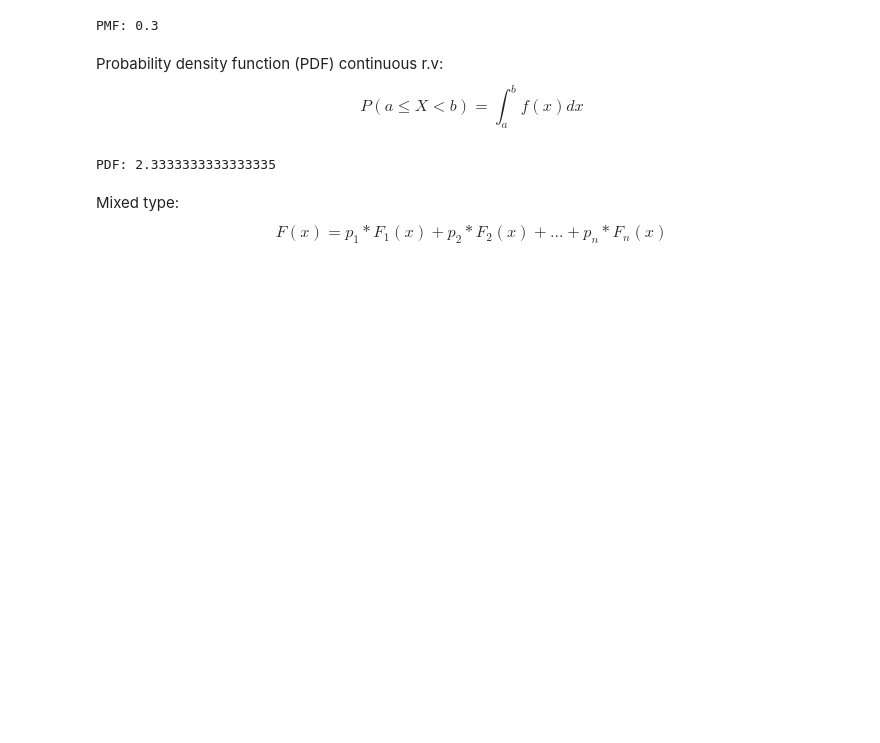
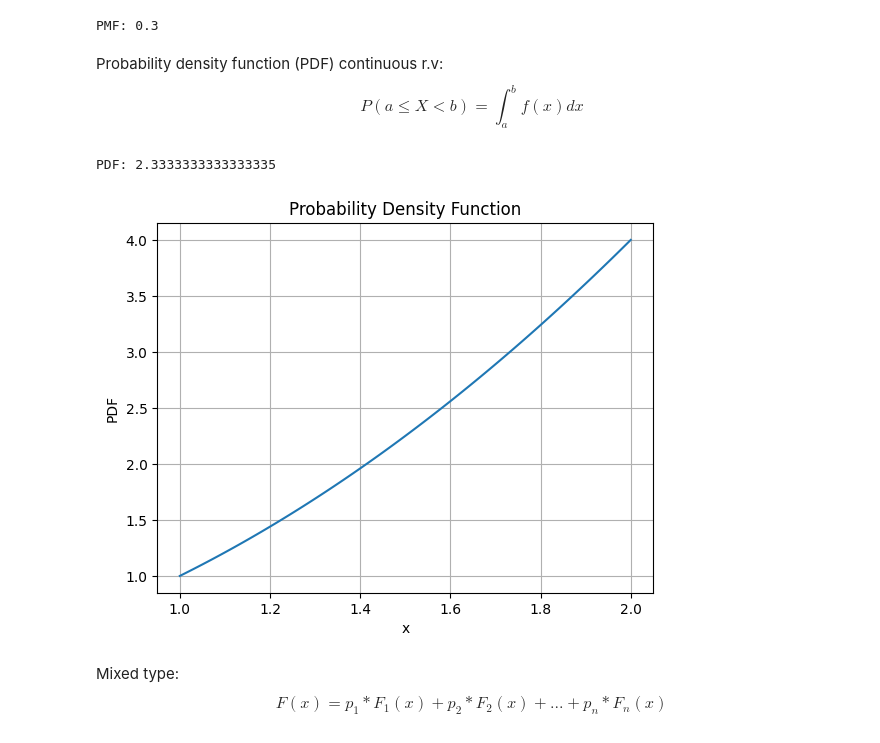
Before and after one commit to agangster1/Sandsynlighed-og-statestik-formelsamling, a Jupyter notebook: mm_1-2Counting_and_basics.ipynb, the cells around one changed output. Cells and saved outputs as stored; diff of their text form; code cells hidden in the pictures; blank space fills up the shorter version.

```diff
--- a/mm_1-2Counting_and_basics.ipynb
+++ b/mm_1-2Counting_and_basics.ipynb
@@ -168,25 +168,39 @@ Probability density function (PDF) continuous r.v:
 $$P(a \leq X < b) = \int_{a}^{b} f(x) dx$$
 # %%
 import scipy.integrate as spi
+import numpy as np
+import matplotlib.pyplot as plt
 
 def pdf(a, b, pdf_function):
     # Calculate the probability density function (PDF)
     result, _ = spi.quad(pdf_function, a, b)
     return result
 
 # Example usage
 def pdf_function(x):
     # Define the probability density function (PDF)
     # Replace with your own function or distribution
     return x**2
 
 a = 1.0  # Lower bound
 b = 2.0  # Upper bound
 
 pdf_value = pdf(a, b, pdf_function)
 print("PDF:", pdf_value)
+
+# Plotting the PDF
+x = np.linspace(a, b, 100)  # Create 100 equally spaced points between a and b
+y = pdf_function(x)         # Evaluate the PDF function at each point
+
+plt.plot(x, y)
+plt.xlabel('x')
+plt.ylabel('PDF')
+plt.title('Probability Density Function')
+plt.grid(True)
+plt.show()
 # %% [output]
 PDF: 2.3333333333333335
+[figure, added]
 # %% [markdown]
 Mixed type:
 $$F(x) = p_1 * F_1(x) + p_2 * F_2(x) + ... + p_n * F_n(x)$$
```
